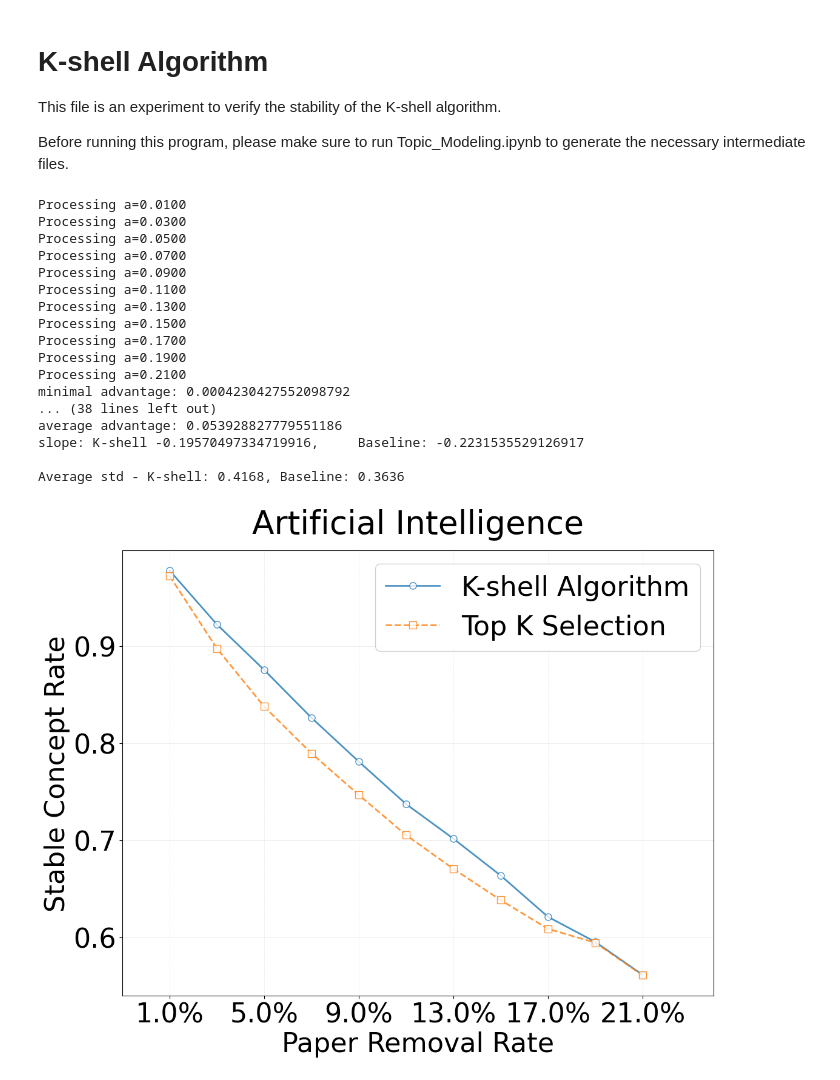
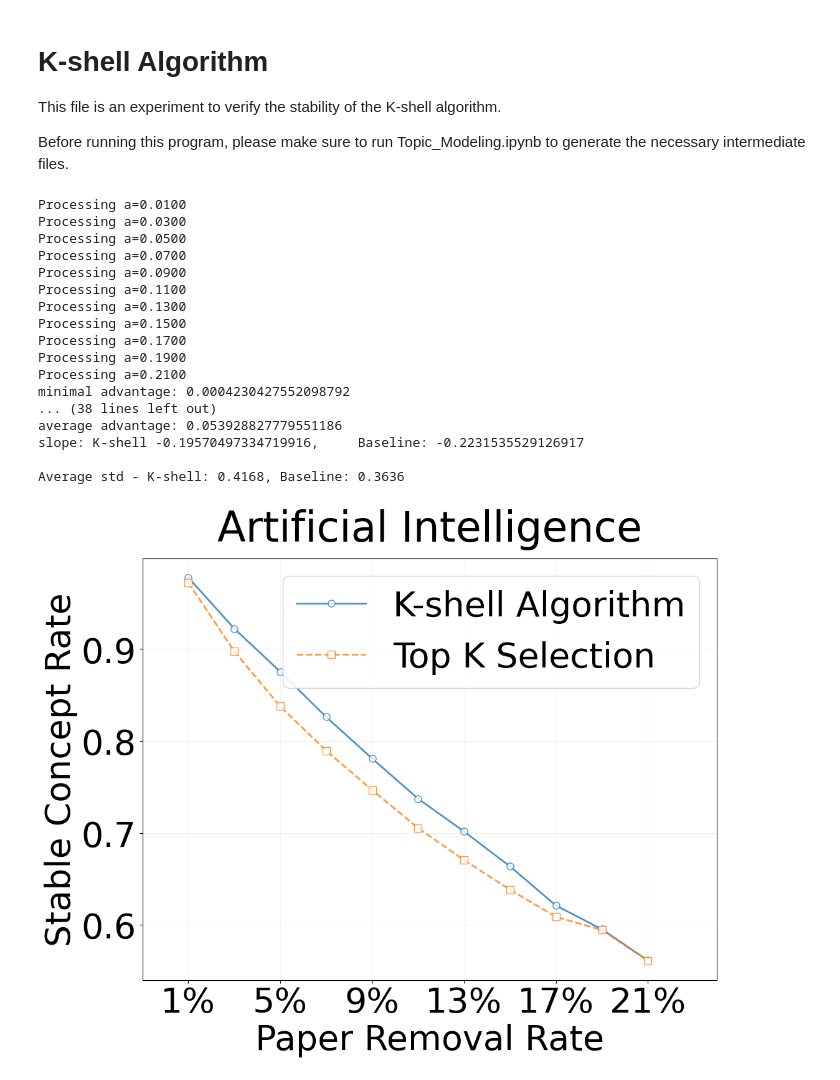
Before and after one commit to Liu-Steve/concept-evolution-tree, a Jupyter notebook: EX2_K_Shell.ipynb, the cells around one changed output. Drawn from its saved outputs; the diff is of its cells as text; code cells hidden in the pictures.

Commit message:
bigger graph

```diff
--- a/EX2_K_Shell.ipynb
+++ b/EX2_K_Shell.ipynb
@@ -286,7 +286,7 @@ def analyze_stability_across_a(
 
     # Create plot with improved formatting
     plt.figure(figsize=(12, 10))
-    plt.rcParams.update({"font.size": 32})
+    plt.rcParams.update({"font.size": 40})
 
     k_shell_plot_kwargs = {
         "markersize": 8,
@@ -341,7 +341,7 @@ def analyze_stability_across_a(
     plt.legend(frameon=True, framealpha=0.9, loc="best")
 
     # Custom grid and ticks
-    plt.xticks(a_values[::2], [f"{x:.1%}" for x in a_values][::2], rotation=0)
+    plt.xticks(a_values[::2], [f"{x:.0%}" for x in a_values][::2], rotation=0)
     plt.gca().xaxis.set_ticks_position("bottom")
     plt.gca().yaxis.set_ticks_position("left")
 
@@ -378,31 +378,31 @@ a_values, k_shell_means, dc_means, k_shell_stds, dc_stds = analyze_stability_acr
 )
 compare(a_values, k_shell_means, dc_means, k_shell_stds, dc_stds)
 
 a_values, k_shell_means, dc_means, k_shell_stds, dc_stds = analyze_stability_across_a(
     t=5, file_path="topics_lis", domain_name="Library Science"
 )
 compare(a_values, k_shell_means, dc_means, k_shell_stds, dc_stds)
 
 a_values, k_shell_means, dc_means, k_shell_stds, dc_stds = analyze_stability_across_a(
     t=5, file_path="topics_soci", domain_name="Social Science"
 )
 compare(a_values, k_shell_means, dc_means, k_shell_stds, dc_stds)
 # %% [output]
 Processing a=0.0100
 Processing a=0.0300
 Processing a=0.0500
 Processing a=0.0700
 Processing a=0.0900
 Processing a=0.1100
 Processing a=0.1300
 Processing a=0.1500
 Processing a=0.1700
 Processing a=0.1900
 Processing a=0.2100
 minimal advantage: 0.0004230427552098792
 ... (38 lines left out)
 average advantage: 0.053928827779551186
 slope: K-shell -0.19570497334719916,     Baseline: -0.2231535529126917
 
 Average std - K-shell: 0.4168, Baseline: 0.3636
-[figure, old version]
+[figure, new version]
```
Also changed, not shown: parts of 1 cell of this notebook, 2 other files.
